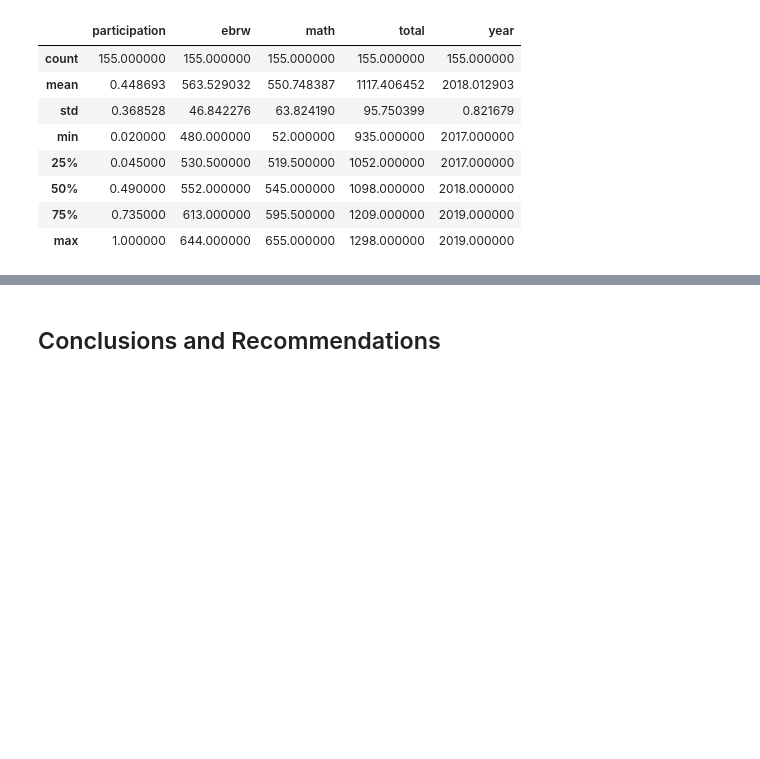
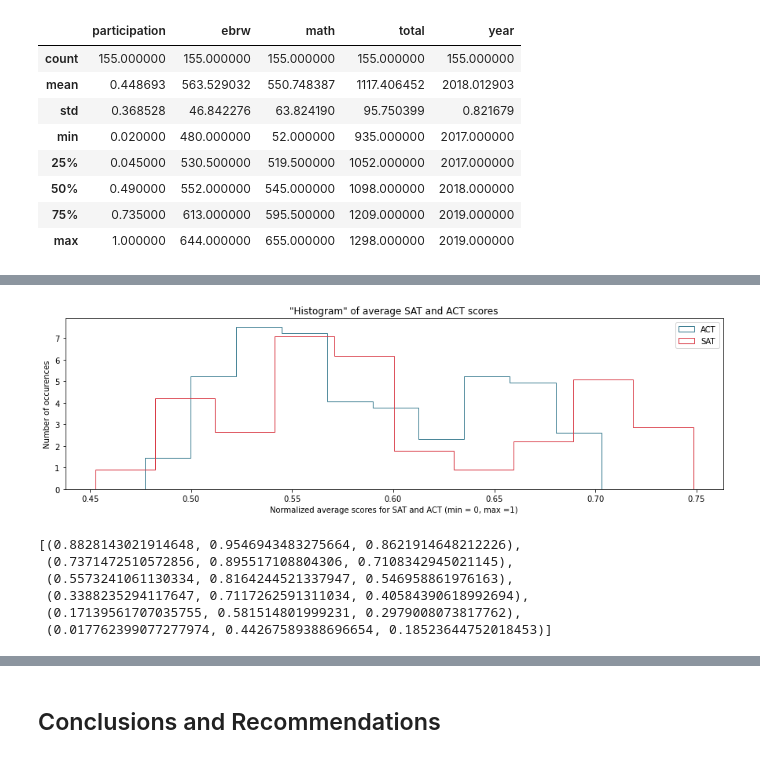
Before and after one commit to Marrrta/SAT_vs_ACT, a Jupyter notebook: code/Project_1_Marta_Lew.ipynb, the cells around one changed output, grey strips where cells are left out. Cells and saved outputs as stored; diff of their text form; code cells hidden in the pictures; blank space fills up the shorter version.

```diff
--- a/code/Project_1_Marta_Lew.ipynb
+++ b/code/Project_1_Marta_Lew.ipynb
@@ -568,0 +684,5 @@ sat_std_dict
+# %%
+# do any states have participation > 50% in both tests, each year?
+sat_act_df = sat_all_df.merge(act_all_df, how = 'inner', on = ['state', 'year'], suffixes= ['_SAT', '_ACT'])
+sat_act_df
+both_over_50_ey = sat_act_df[(sat_act_df['participation_ACT']>0.5) & (sat_act_part_by_state['participation_SAT']>0.5)]
@@ -613,0 +869,19 @@ Here are some prompts to get you started with visualizations. Feel free to add a
+# %%
+plt.figure(figsize = (15,4))
+plt.hist(sat_act_df['total_norm_ACT'], histtype= 'step', color= (0.2519971417644415, 0.4987337088076726, 0.5751602783606602), density = True)
+plt.hist(sat_act_df['total_norm_SAT'], histtype= 'step', color = (0.8510408608937171, 0.23436274952246883, 0.2796010376480583), density = True)
+plt.xlabel('Normalized average scores for SAT and ACT (min = 0, max =1)')
+plt.ylabel('Number of occurences')
+plt.legend(['ACT', 'SAT'])
+plt.title('"Histogram" of average SAT and ACT scores');
+# %% [output]
+[figure, added]
+# %%
+sns.color_palette('Greens')
+# %% [output]
+[(0.8828143021914648, 0.9546943483275664, 0.8621914648212226),
+ (0.7371472510572856, 0.895517108804306, 0.7108342945021145),
+ (0.5573241061130334, 0.8164244521337947, 0.546958861976163),
+ (0.3388235294117647, 0.7117262591311034, 0.40584390618992694),
+ (0.17139561707035755, 0.581514801999231, 0.2979008073817762),
+ (0.017762399077277974, 0.44267589388696654, 0.18523644752018453)]
```
Also changed, not shown: parts of 56 cells of this notebook, 3 other files.
